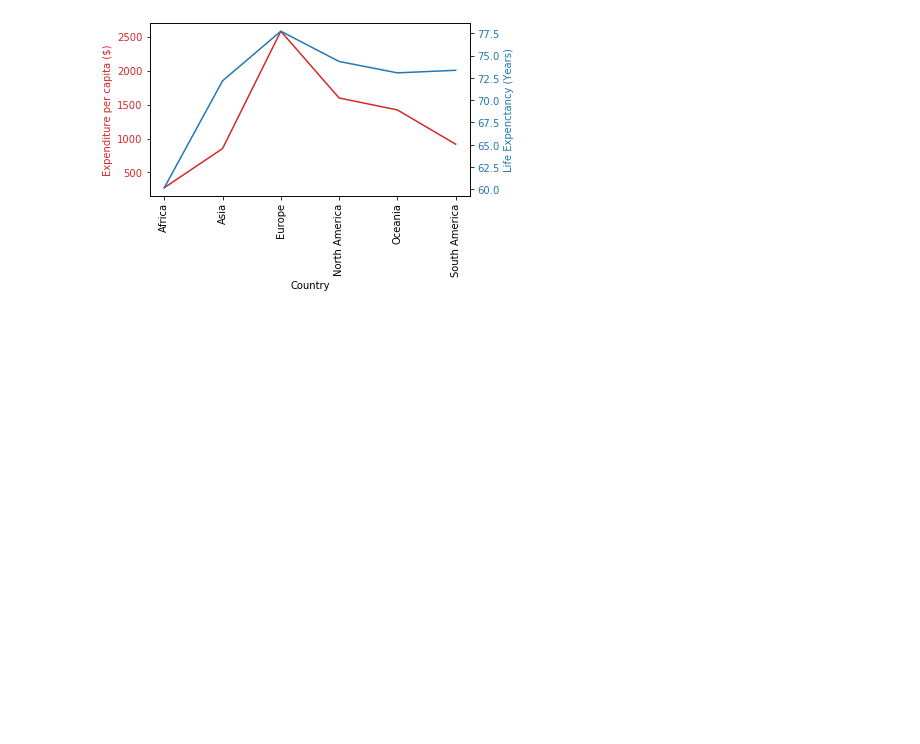
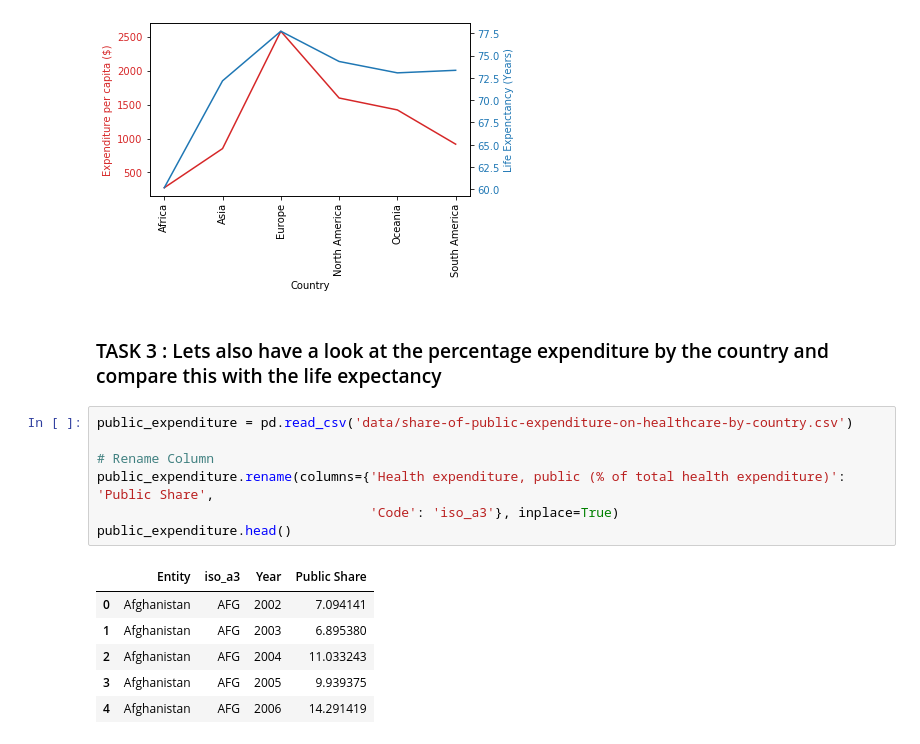
Before and after one commit to abhijeetknayak/Utilities, a Jupyter notebook: Data-Science/Country-Data/life-expectancy.ipynb, the cells around one changed output. Drawn from its saved outputs; the diff is of its cells as text; blank space fills up the shorter version.

```diff
--- a/Data-Science/Country-Data/life-expectancy.ipynb
+++ b/Data-Science/Country-Data/life-expectancy.ipynb
@@ -231,3 +231,19 @@ plt.show()
 fig.savefig('continent-data.png')
 # %% [output]
 [figure]
+# %% [markdown]
+### TASK 3 : Lets also have a look at the percentage expenditure by the country and compare this with the life expectancy
+# %%
+public_expenditure = pd.read_csv('data/share-of-public-expenditure-on-healthcare-by-country.csv')
+
+# Rename Column
+public_expenditure.rename(columns={'Health expenditure, public (% of total health expenditure)': 'Public Share',
+                                   'Code': 'iso_a3'}, inplace=True)
+public_expenditure.head()
+# %% [output]
+|  | Entity | iso_a3 | Year | Public Share |
+| 0 | Afghanistan | AFG | 2002 | 7.094141 |
+| 1 | Afghanistan | AFG | 2003 | 6.895380 |
+| 2 | Afghanistan | AFG | 2004 | 11.033243 |
+| 3 | Afghanistan | AFG | 2005 | 9.939375 |
+| 4 | Afghanistan | AFG | 2006 | 14.291419 |
```
Also changed, not shown: parts of 4 cells of this notebook.
